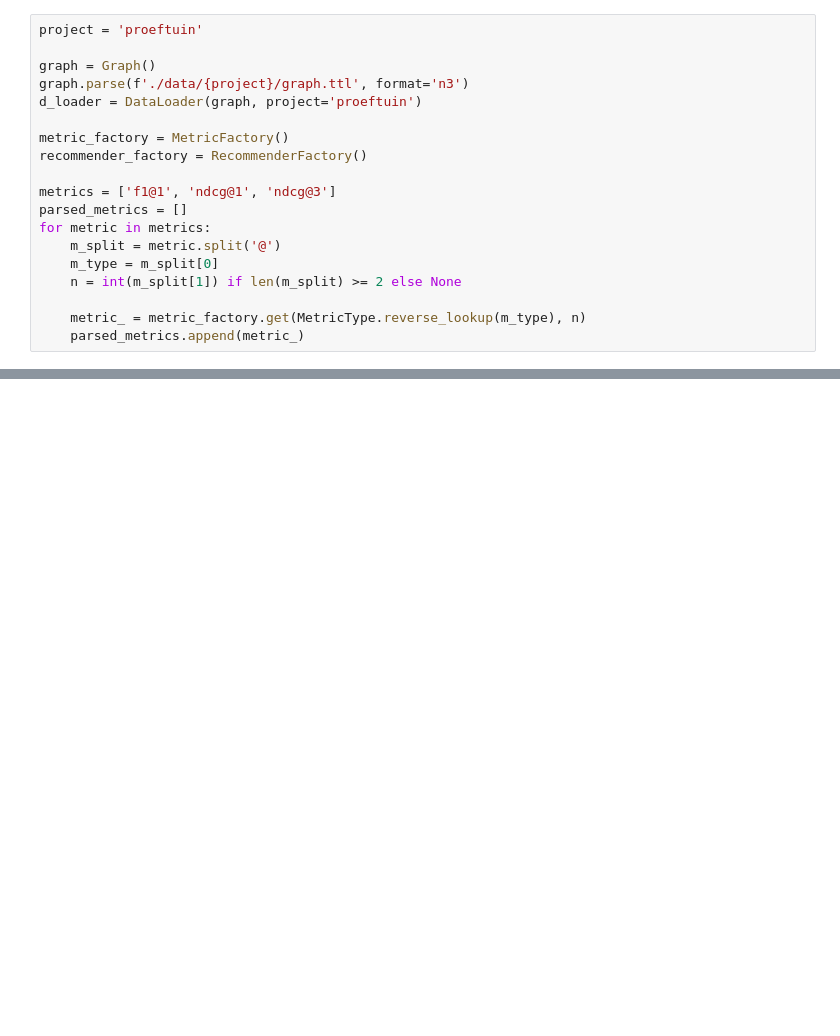
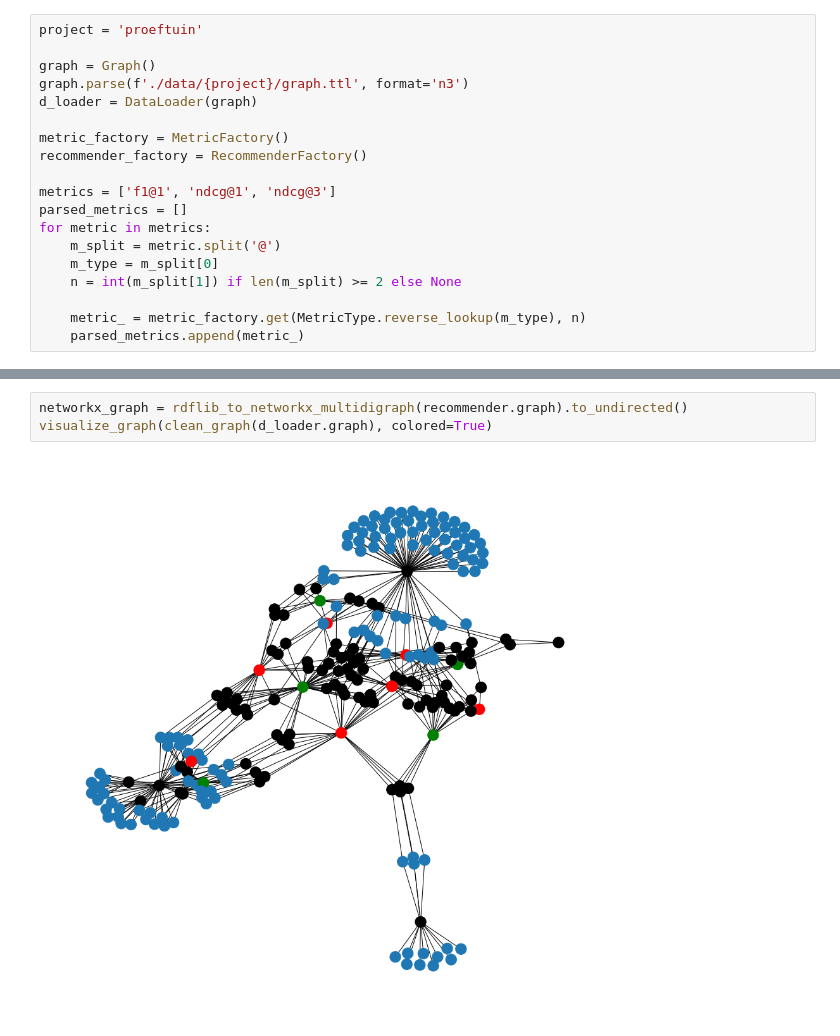
Before and after one commit to predict-idlab/VisCARS, a Jupyter notebook: notebooks/explainability.ipynb, the cells around one changed output, grey strips where cells are left out. Cells and saved outputs as stored; diff of their text form; blank space fills up the shorter version.

```diff
--- a/notebooks/explainability.ipynb
+++ b/notebooks/explainability.ipynb
@@ -15,7 +17,7 @@ project = 'proeftuin'
 
 graph = Graph()
 graph.parse(f'./data/{project}/graph.ttl', format='n3')
-d_loader = DataLoader(graph, project='proeftuin')
+d_loader = DataLoader(graph)
 
 metric_factory = MetricFactory()
 recommender_factory = RecommenderFactory()
@@ -56,0 +60,5 @@ recommender.predict(uid, cid)
+# %%
+networkx_graph = rdflib_to_networkx_multidigraph(recommender.graph).to_undirected()
+visualize_graph(clean_graph(d_loader.graph), colored=True)
+# %% [output]
+[figure, added]
```
Also changed, not shown: parts of 9 cells of this notebook.
